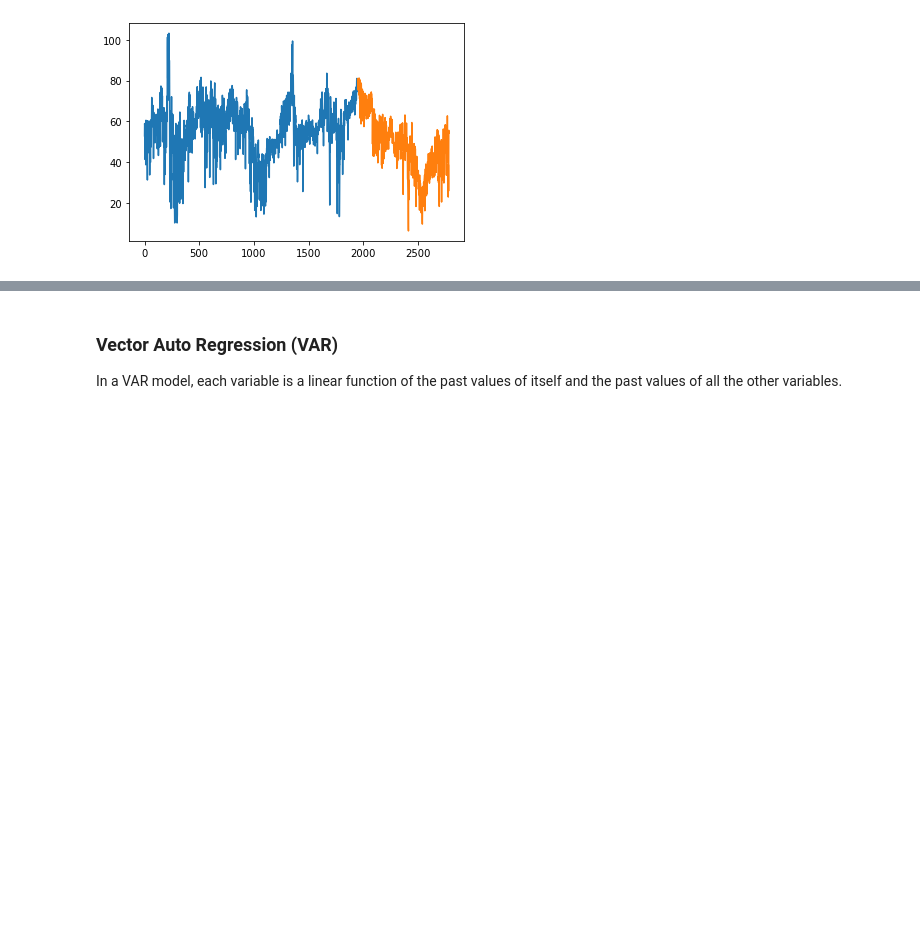
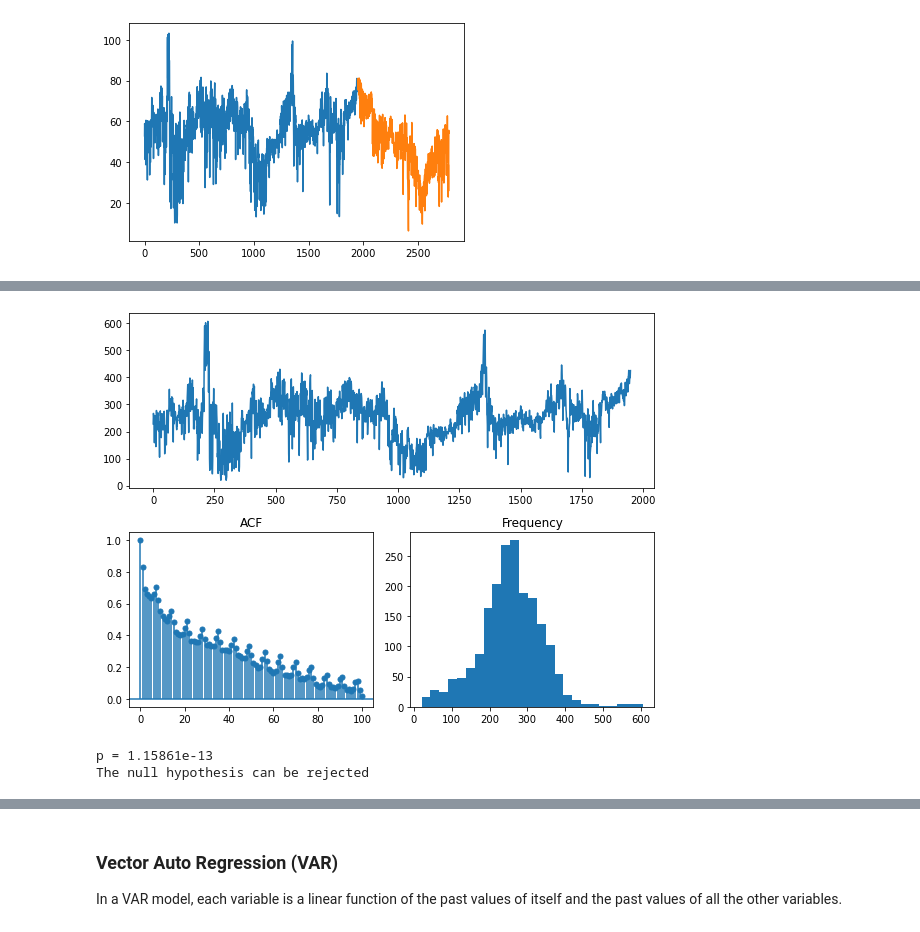
Before and after one commit to PaulaCervilla/Electricity-prices-predictions-in-Spain---Data-Science-TFM, a Jupyter notebook: TFM Precio electricidad - Modelling.ipynb, the cells around one changed output, grey strips where cells are left out. Saved outputs shown, nothing was run; the diff lists cells and outputs as text; code cells hidden in the pictures; blank space fills up the shorter version.

```diff
--- a/TFM Precio electricidad - Modelling.ipynb
+++ b/TFM Precio electricidad - Modelling.ipynb
@@ -447,0 +457,23 @@ plt.show()
+# %%
+#Box-Cox Transformation
+
+from pmdarima.preprocessing import BoxCoxEndogTransformer
+
+train_bc, _ = BoxCoxEndogTransformer(lmbda2=1e-6).fit_transform(train)
+
+tsdisplay(train_bc, lag_max= 100)
+# %% [output]
+[figure, added]
+# %%
+k2, p = normaltest(train_bc)
+
+alpha = 0.05
+print("p = {:g}".format(p))
+
+if p < alpha:  # null hypothesis: electricity prices comes from a normal distribution
+    print("The null hypothesis can be rejected")
+else:
+    print("The null hypothesis cannot be rejected")
+# %% [output]
+p = 1.15861e-13
+The null hypothesis can be rejected
```
Also changed, not shown: parts of 48 cells of this notebook, 2 other files.
